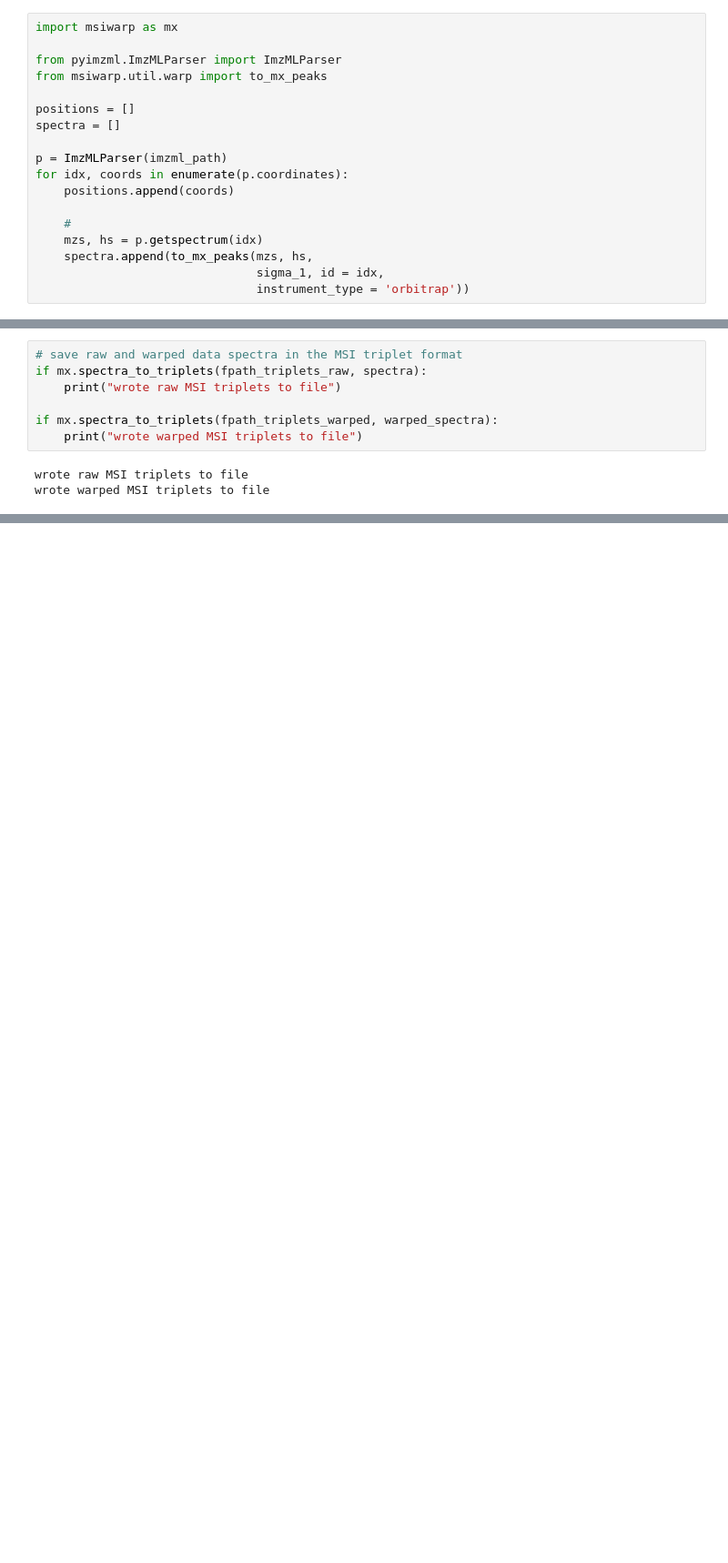
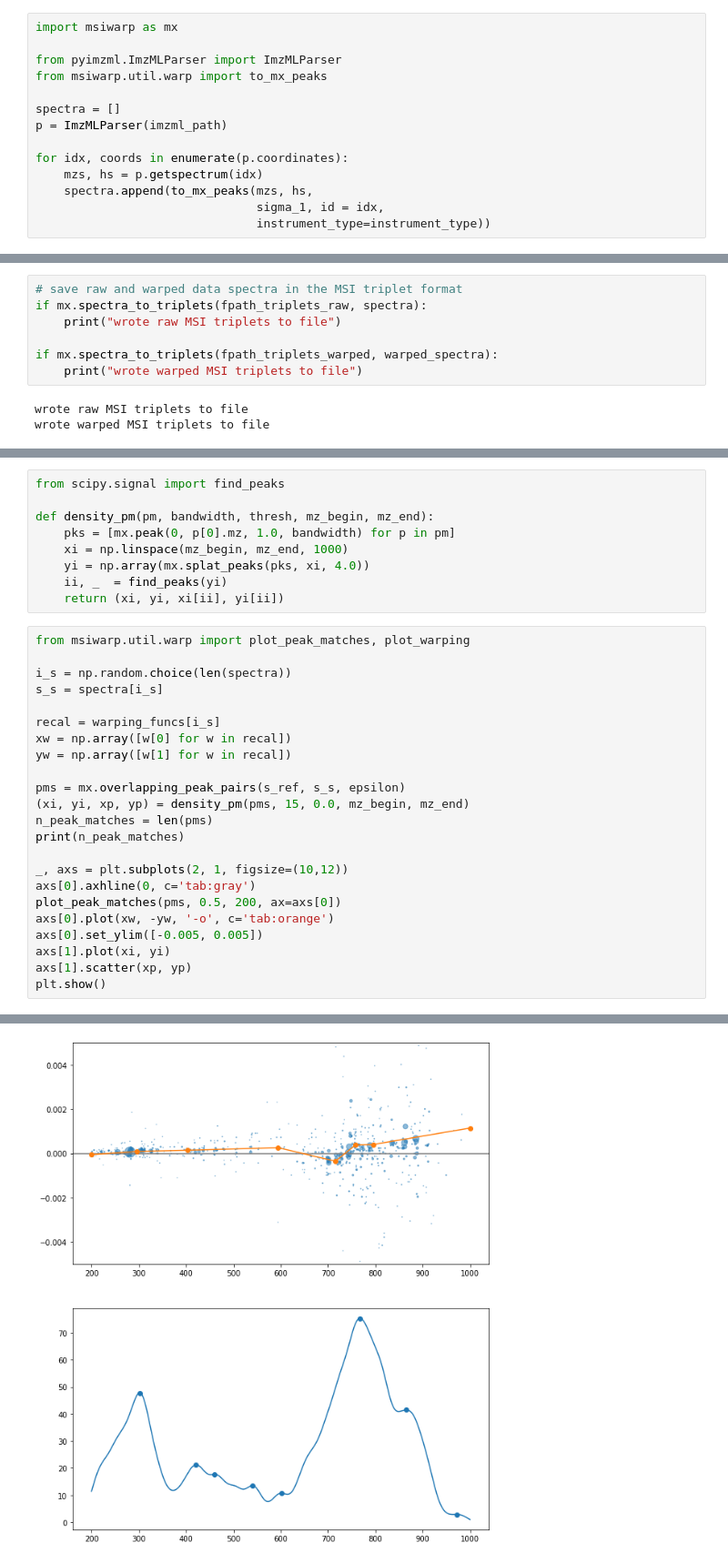
Before and after one commit to horvatovichlab/MSIWarp, a Jupyter notebook: examples/warp_orbitrap_desi_imzml.ipynb, the cells around one changed output, grey strips where cells are left out. Shown at 91% size. Cells and saved outputs as stored; diff of their text form; blank space fills up the shorter version.

```diff
--- a/examples/warp_orbitrap_desi_imzml.ipynb
+++ b/examples/warp_orbitrap_desi_imzml.ipynb
@@ -23,18 +26,14 @@ import msiwarp as mx
 from pyimzml.ImzMLParser import ImzMLParser
 from msiwarp.util.warp import to_mx_peaks
 
-positions = []
 spectra = []
+p = ImzMLParser(imzml_path)
 
-p = ImzMLParser(imzml_path)
 for idx, coords in enumerate(p.coordinates):
-    positions.append(coords)
-
-    #
     mzs, hs = p.getspectrum(idx)
     spectra.append(to_mx_peaks(mzs, hs,
                                sigma_1, id = idx,
-                               instrument_type = 'orbitrap'))
+                               instrument_type=instrument_type))
 # %%
 from msiwarp.util.warp import to_height
 n_peaks = np.array([len(s) for s in spectra])
@@ -143,0 +105,33 @@ wrote warped MSI triplets to file
+# %%
+from scipy.signal import find_peaks
+
+def density_pm(pm, bandwidth, thresh, mz_begin, mz_end):
+    pks = [mx.peak(0, p[0].mz, 1.0, bandwidth) for p in pm]
+    xi = np.linspace(mz_begin, mz_end, 1000)
+    yi = np.array(mx.splat_peaks(pks, xi, 4.0))
+    ii, _  = find_peaks(yi)
+    return (xi, yi, xi[ii], yi[ii])
+# %%
+from msiwarp.util.warp import plot_peak_matches, plot_warping
+
+i_s = np.random.choice(len(spectra))
+s_s = spectra[i_s]
+
+recal = warping_funcs[i_s]
+xw = np.array([w[0] for w in recal])
+yw = np.array([w[1] for w in recal])
+
+pms = mx.overlapping_peak_pairs(s_ref, s_s, epsilon)
+(xi, yi, xp, yp) = density_pm(pms, 15, 0.0, mz_begin, mz_end)
+n_peak_matches = len(pms)
+print(n_peak_matches)
+
+_, axs = plt.subplots(2, 1, figsize=(10,12))
+axs[0].axhline(0, c='tab:gray')
+plot_peak_matches(pms, 0.5, 200, ax=axs[0])
+axs[0].plot(xw, -yw, '-o', c='tab:orange')
+axs[0].set_ylim([-0.005, 0.005])
+axs[1].plot(xi, yi)
+axs[1].scatter(xp, yp)
+plt.show()
+# %% [output]
@@ -143,0 +139 @@ wrote warped MSI triplets to file
+[figure, added]
```
Also changed, not shown: parts of 13 cells of this notebook, 2 other files.
